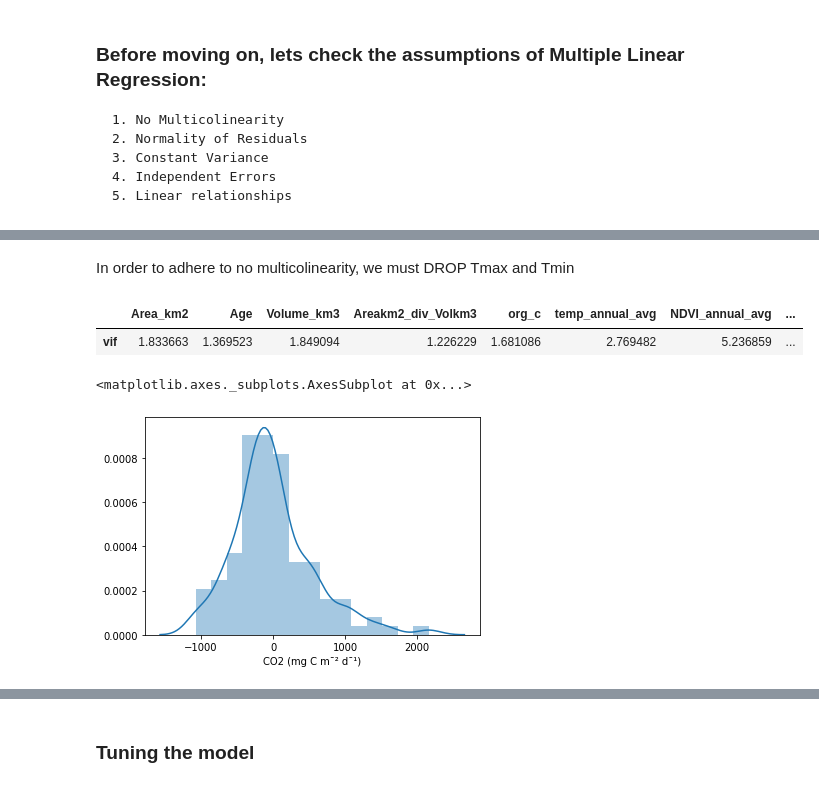
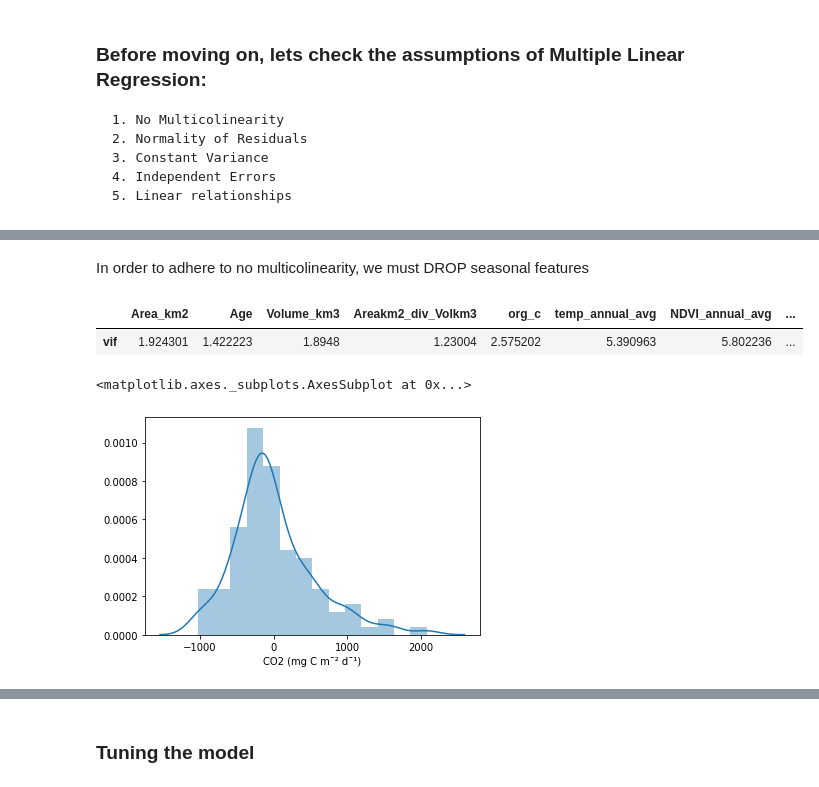
Before and after one commit to kkrlee/hydropower, a Jupyter notebook: yaniv/co2_emissions_EDA_&_MLR.ipynb, the cells around one changed output, grey strips where cells are left out. Cells and saved outputs as stored; diff of their text form; code cells hidden in the pictures.

```diff
--- a/yaniv/co2_emissions_EDA_&_MLR.ipynb
+++ b/yaniv/co2_emissions_EDA_&_MLR.ipynb
@@ -7,7 +7,7 @@ import numpy as np
 import pandas as pd
 # %%
 #df = pd.read_csv('../elena/barros_2011_training.csv')
-df = pd.read_csv('../elena/data/training_final_latcorr.csv')
+df = pd.read_csv('../data/training_final_latcorr.csv')
 # %%
 pd.options.display.max_columns = None
 df.describe()
@@ -358,24 +399,30 @@ pd.DataFrame({'vif': vif[0:]}, index=x_train.columns).T
 # %% [markdown]
-In order to adhere to no multicolinearity, we must DROP Tmax and Tmin
+In order to adhere to no multicolinearity, we must DROP seasonal features
 # %%
 x_train = x_train.drop(['NDVI_spring_avg_lc','NDVI_summer_avg_lc','NDVI_fall_avg_lc',
                        'temp_spring_avg_lc', 'temp_fall_avg_lc', 'temp_summer_avg_lc', 'temp_winter_avg_lc',
                        'npp_spring_avg_lc', 'npp_summer_avg_lc', 'npp_winter_avg_lc', 'npp_fall_avg_lc'], axis=1)
 
+x_test = x_test.drop(['NDVI_spring_avg_lc','NDVI_summer_avg_lc','NDVI_fall_avg_lc',
+                       'temp_spring_avg_lc', 'temp_fall_avg_lc', 'temp_summer_avg_lc', 'temp_winter_avg_lc',
+                       'npp_spring_avg_lc', 'npp_summer_avg_lc', 'npp_winter_avg_lc', 'npp_fall_avg_lc'], axis=1)
+
 vif = [variance_inflation_factor(x_train.values, i) for i in range(x_train.shape[1])]
 pd.DataFrame({'vif': vif[0:]}, index=x_train.columns).T
 # %% [output]
 |  | Area_km2 | Age | Volume_km3 | Areakm2_div_Volkm3 | org_c | temp_annual_avg | NDVI_annual_avg | ... |
-| vif | 1.833663 | 1.369523 | 1.849094 | 1.226229 | 1.681086 | 2.769482 | 5.236859 | ... |
+| vif | 1.924301 | 1.422223 | 1.8948 | 1.23004 | 2.575202 | 5.390963 | 5.802236 | ... |
 # %%
 #Normality of Residual
+import seaborn as sns
+
 ols.fit(x_train,y_train)
 residual = y_train - ols.predict(x_train)
 
 sns.distplot(residual)
 # %% [output]
 <matplotlib.axes._subplots.AxesSubplot at 0x...>
-[figure, old version]
+[figure, new version]
 # %%
 #Constant Variance / Homoscedasticity
 
```
Also changed, not shown: parts of 22 cells of this notebook, 2 other files.
